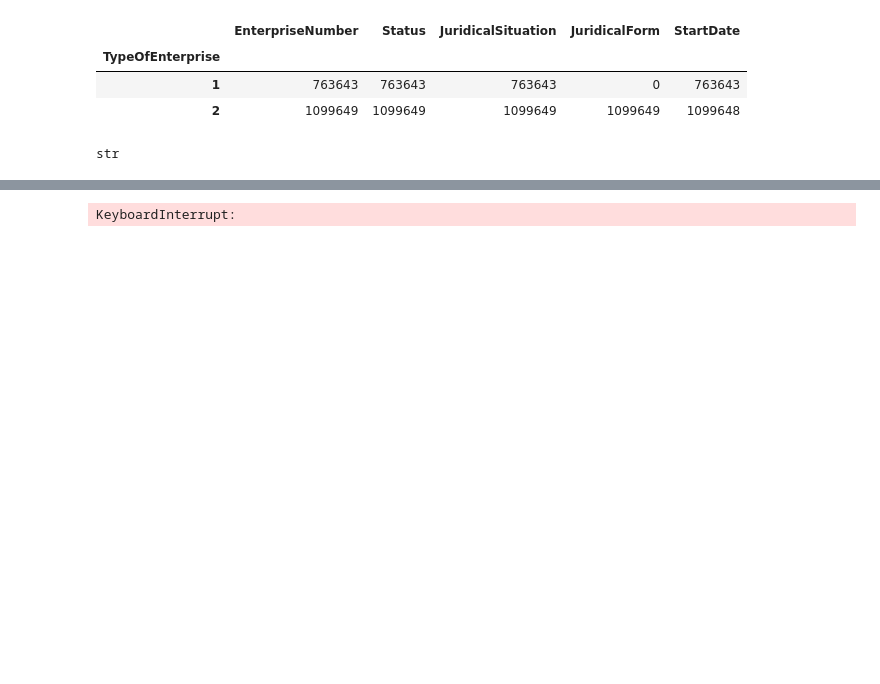
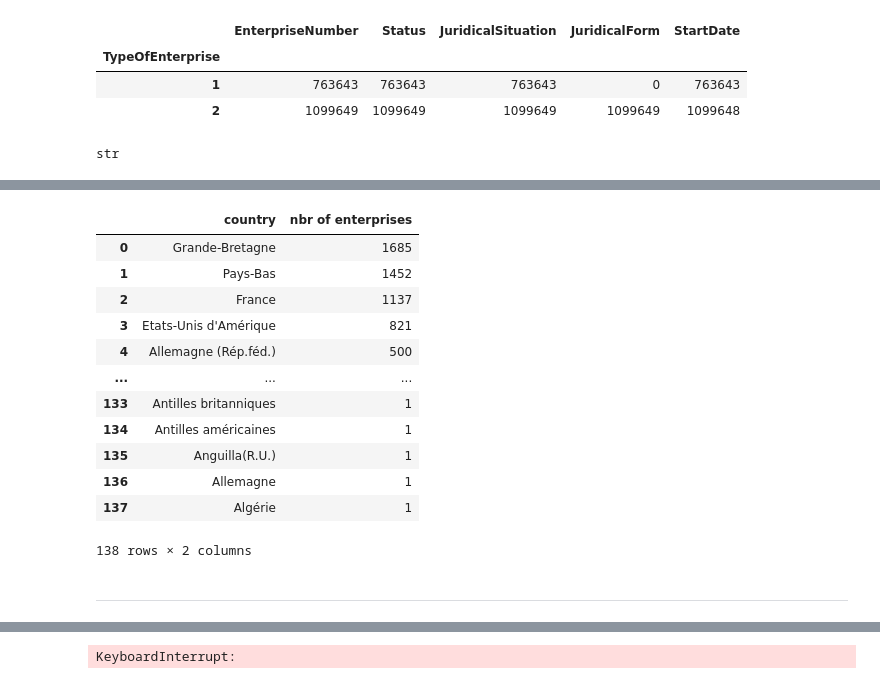
Before and after one commit to tanialemos/data_viz_SQL, a Jupyter notebook: notebook.ipynb, the cells around one changed output, grey strips where cells are left out. Cells and saved outputs as stored; diff of their text form; code cells hidden in the pictures; blank space fills up the shorter version.

```diff
--- a/notebook.ipynb
+++ b/notebook.ipynb
@@ -122,0 +198,14 @@ Name: type_desc, dtype: int64
+# %%
+# Countries with branches in Belium
+start_time = time.time()
+
+rows = run_query('''
+    select a.CountryFR, count(b.EnterpriseNumber) as Nbr
+from branch b, address a
+where b.EnterpriseNumber = a.EntityNumber
+group by a.CountryFR
+order by Nbr desc
+   ''')
+
+end_time = time.time()
+print(f"Query Complete - Elapsed {(end_time - start_time)} secs.")
@@ -123,3 +214,23 @@ Name: type_desc, dtype: int64
+# %%
+cols = ['country', 'nbr of enterprises']
+df_enterprises_by_country = pd.DataFrame(rows, columns=cols)
+df_enterprises_by_country
+# %% [output]
+|  | country | nbr of enterprises |
+| 0 | Grande-Bretagne | 1685 |
+| 1 | Pays-Bas | 1452 |
+| 2 | France | 1137 |
+| 3 | Etats-Unis d'Amérique | 821 |
+| 4 | Allemagne (Rép.féd.) | 500 |
+| ... | ... | ... |
+| 133 | Antilles britanniques | 1 |
+| 134 | Antilles américaines | 1 |
+| 135 | Anguilla(R.U.) | 1 |
+| 136 | Allemagne | 1 |
+| 137 | Algérie | 1 |
+138 rows × 2 columns
+# %% [markdown]
+---
 # %%
 new_df = pd.merge(df_enterprise, df_from_query, how='left', on="EnterpriseNumber")
 new_df.fillna('Personne physique', inplace=True)
```
Also changed, not shown: parts of 9 cells of this notebook, 1 other file.
